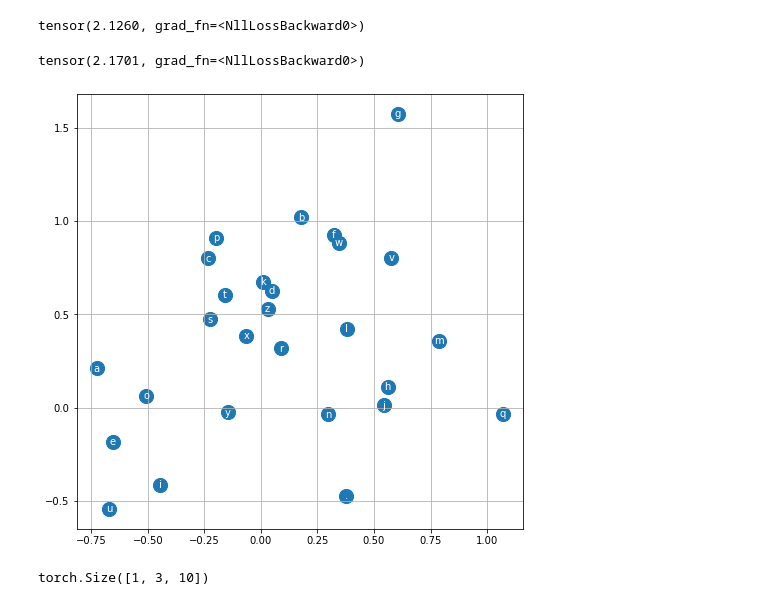
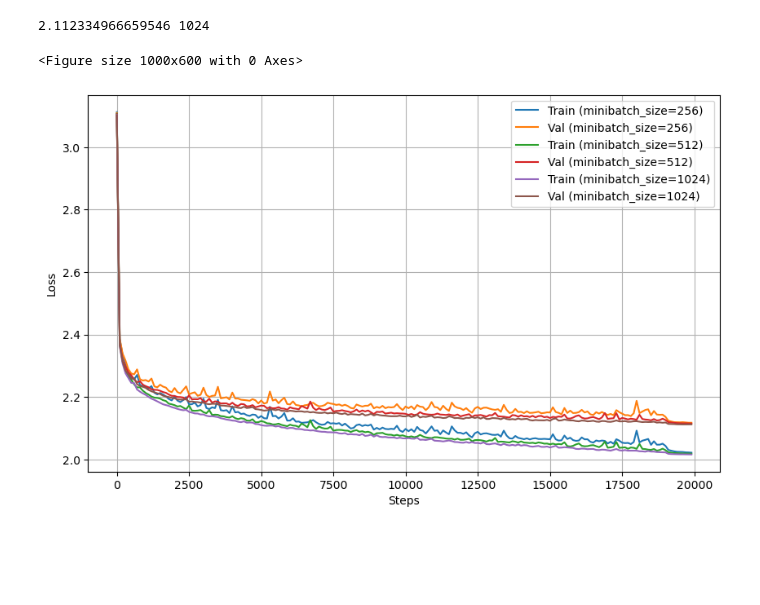
Before and after one commit to KristinaPoliakova/Neural-Networks-Zero-to-Hero-implementations, a Jupyter notebook: makemore/makemore_part2_mlp.ipynb, the cells around one changed output. Drawn from its saved outputs; the diff is of its cells as text; code cells hidden in the pictures; blank space fills up the shorter version.

```diff
--- a/makemore/makemore_part2_mlp.ipynb
+++ b/makemore/makemore_part2_mlp.ipynb
@@ -101,3 +50,0 @@ prob.shape
-# %%
-loss = -prob[torch.arange(32), Y].log().mean()
-loss
@@ -128,5 +51,16 @@ lrs = 10**lre
-# %%
-lri = []
-lossi = []
-stepi = []
+# %%
+# reset parameters to be able to start training from scratch
+def initialize():
+    global C, W1, b1, W2, b2, parameters # these variables should be global to be modified outside the function's scope
+    g = torch.Generator().manual_seed(2147483647) # for reproducibility
+    C = torch.randn((27, 60), generator=g) # represent each of the chars(27 in total) as 2 dimensional embedding vector
+    W1 = torch.randn((240, 400), generator=g) # first layer gets 4 chars as 2 dimensional vectors each => 4*2 = 8 dimensional
+    b1 = torch.randn(400, generator=g) # biases for each of the 300 neurons of the layer
+    # make logits smaller to get unoformly distributed next characters predictions at initialization ie first run of optimization
+    # for that, multiply initialization parameters with small numbers
+    W2 = torch.randn((400, 27), generator=g) * 0.01 # weights shoud not be initialized with 0s
+    b2 = torch.randn(27, generator=g) * 0
+    parameters = [C, W1, b1, W2, b2]
+    for p in parameters:
+        p.requires_grad = True # calculate graph and gradient for parameters
 # %%
@@ -167,25 +117,0 @@ plt.plot(stepi, lossi)
-# %%
-emb = C[Xtr] # (32, 3, 2)
-h = torch.tanh(emb.view(-1, 30) @ W1 + b1) # (32, 100)
-logits = h @ W2 + b2 # (32, 27)
-loss = F.cross_entropy(logits, Ytr)
-loss
-# %% [output]
-tensor(2.1260, grad_fn=<NllLossBackward0>)
-# %%
-emb = C[Xdev] # (32, 3, 2)
-h = torch.tanh(emb.view(-1, 30) @ W1 + b1) # (32, 100)
-logits = h @ W2 + b2 # (32, 27)
-loss = F.cross_entropy(logits, Ydev)
-loss
-# %% [output]
-tensor(2.1701, grad_fn=<NllLossBackward0>)
-# %%
-# visualize dimensions 0 and 1 of the embedding matrix C for all characters
-plt.figure(figsize=(8,8))
-plt.scatter(C[:,0].data, C[:,1].data, s=200)
-for i in range(C.shape[0]):
-    plt.text(C[i,0].item(), C[i,1].item(), itos[i], ha="center", va="center", color='white')
-plt.grid('minor')
-# %% [output]
-[figure, removed]
@@ -195,5 +118,27 @@ plt.grid('minor')
-# %%
-context = [0] * block_size
-C[torch.tensor([context])].shape
-# %% [output]
-torch.Size([1, 3, 10])
+# %%
+hyperparams = {
+    'minibatch_size': [256, 512, 1024]
+}
+
+best_val_loss = float('inf')  # Initialize best_val_loss
+plt.figure(figsize=(10, 6))
+
+for m_size in hyperparams['minibatch_size']:
+    stepi, train_losses, val_losses = train_model(m_size)
+    plt.plot(stepi, train_losses, label=f'Train (minibatch_size={m_size})')
+    plt.plot(stepi, val_losses, label=f'Val (minibatch_size={m_size})')
+
+    if val_losses[-1] < best_val_loss:
+        best_val_loss = val_losses[-1]
+        best_batch_size = m_size
+print(best_val_loss, best_batch_size)
+
+plt.xlabel('Steps')
+plt.ylabel('Loss')
+plt.grid(True)
+plt.legend()
+plt.show()
+# %% [output]
+2.112334966659546 1024
+<Figure size 1000x600 with 0 Axes>
+[figure, added]
```
Also changed, not shown: parts of 31 cells of this notebook, 3 other files.
